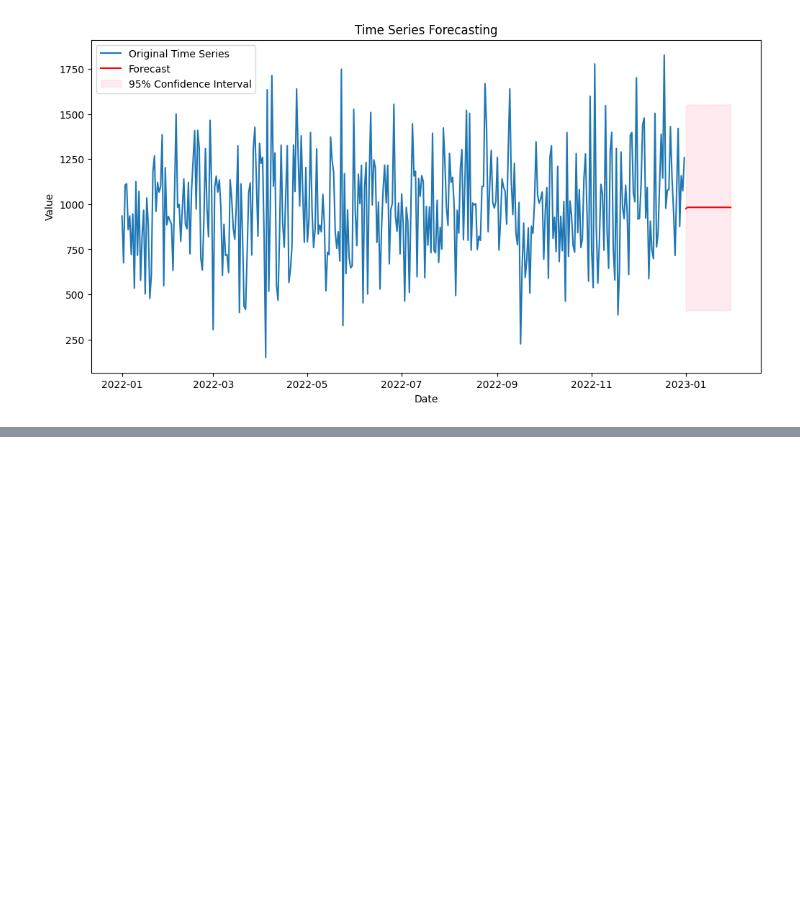
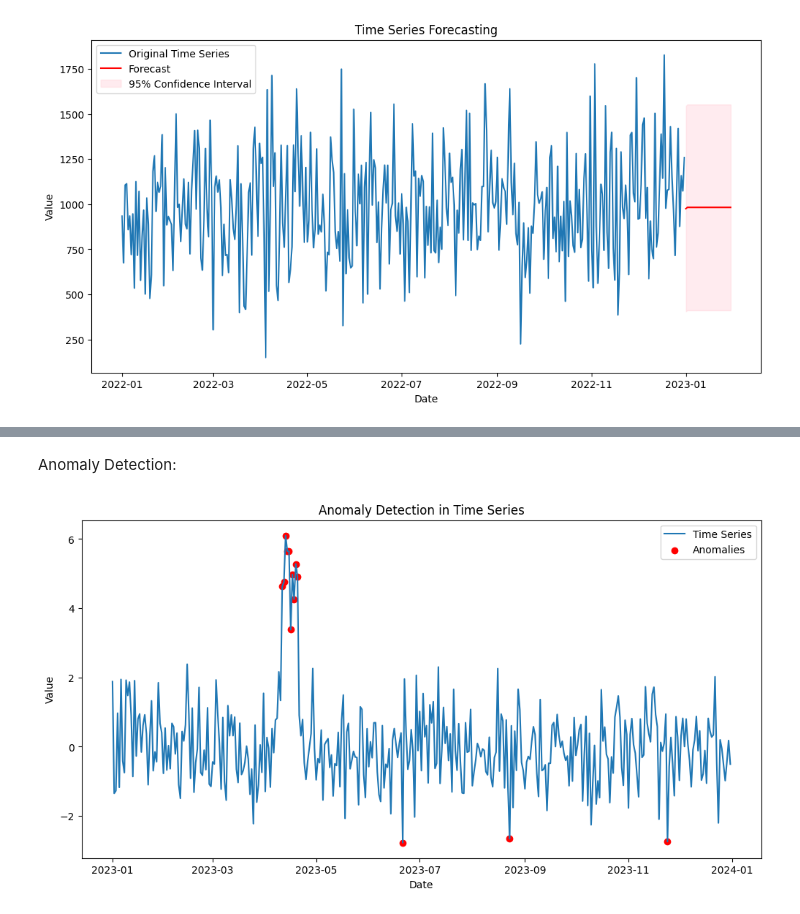
Before and after one commit to ChopinNo3Op9/Data-Analysis, a Jupyter notebook: time series.ipynb, the cells around one changed output, grey strips where cells are left out. Cells and saved outputs as stored; diff of their text form; code cells hidden in the pictures; blank space fills up the shorter version.

```diff
--- a/time series.ipynb
+++ b/time series.ipynb
@@ -131,0 +165,29 @@ plt.show()
+# %% [markdown]
+Anomaly Detection:
+# %%
+# Generate a sample time series dataset with an anomaly
+date_rng = pd.date_range(start='2023-01-01', end='2023-12-31', freq='D')
+time_series_data = np.random.randn(len(date_rng))
+time_series_data[100:110] += 5  # Introduce an anomaly
+ts = pd.Series(time_series_data, index=date_rng)
+
+# Calculate z-scores for the data
+z_scores = zscore(ts)
+
+# Set a threshold for anomaly detection
+threshold = 2.0
+
+# Detect anomalies
+anomalies = ts[abs(z_scores) > threshold]
+
+# Plot the time series with detected anomalies
+plt.figure(figsize=(12, 6))
+plt.plot(ts, label='Time Series')
+plt.scatter(anomalies.index, anomalies.values, color='red', marker='o', label='Anomalies')
+plt.title('Anomaly Detection in Time Series')
+plt.xlabel('Date')
+plt.ylabel('Value')
+plt.legend()
+plt.show()
+# %% [output]
+[figure, added]
```
Also changed, not shown: parts of 2 cells of this notebook.
